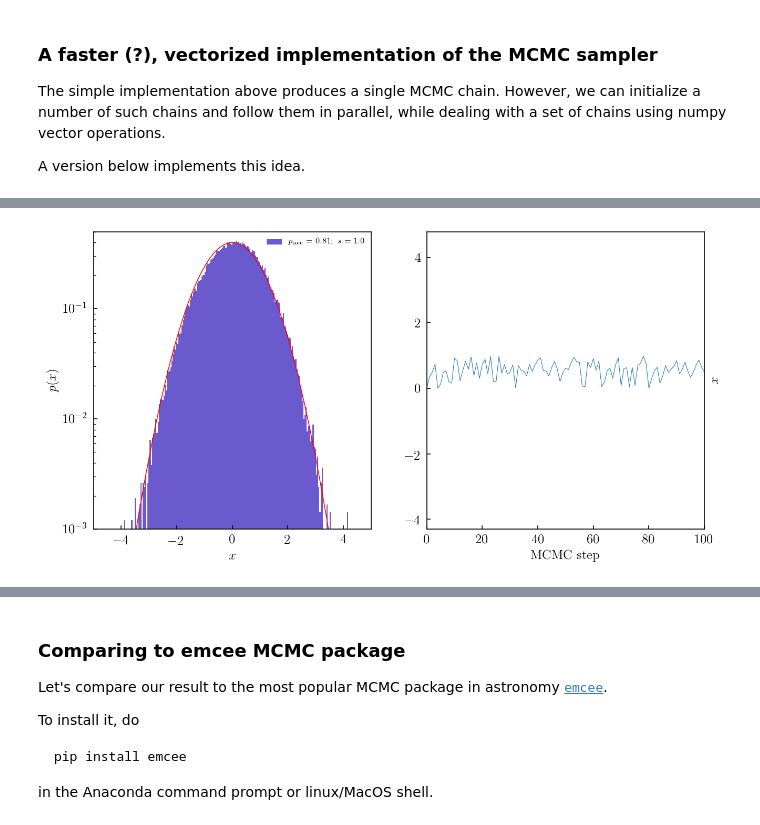
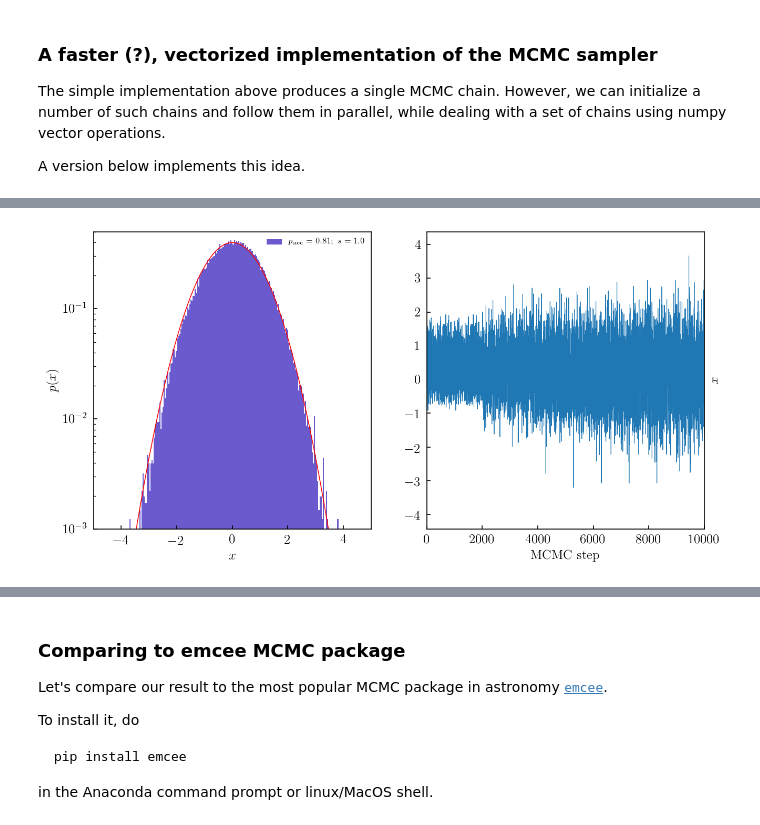
Before and after one commit to a-kravtsov/a211w20, a Jupyter notebook: 06d_multid_sampling_mcmc.ipynb, the cells around one changed output, grey strips where cells are left out. Drawn from its saved outputs; the diff is of its cells as text; code cells hidden in the pictures.

Commit message:
updated 06d notebook on MCMC to sync it with what I showed on Wednesday in class

```diff
--- a/06d_multid_sampling_mcmc.ipynb
+++ b/06d_multid_sampling_mcmc.ipynb
@@ -232,0 +329,8 @@ def simple_mcmc(n, x0, step, modelpdf, *args):
+# %%
+maxlag = 1000
+tcorr01, mean, sig = compute_tcorr(chain01,maxlag)
+tcorr1, mean, sig  = compute_tcorr(chain1,maxlag)
+tcorr10, mean, sig = compute_tcorr(chain10,maxlag)
+print("s=0.1: auto-correlation time %.3g"%tcorr01)
+print("s=1: auto-correlation time %.3g"%tcorr1)
+print("s=10: auto-correlation time %.3g"%tcorr10)
@@ -449,0 +494,13 @@ plot_corr_func3(cf01, cf1, cf10, tcorr01, tcorr1, tcorr10, tlims=[0,3000], filen
+# %%
+# construct a "mock" data following linear model with Gaussian perturbations
+m = 2.; c=0.
+
+ndata = 30
+
+xmin, xmax = -10., 10.
+# randomly located x values
+xd = np.random.uniform(xmin, xmax, size=ndata)
+# y depends on x linearly with slope m and intercept c,
+# but is subject to Gaussian fluctuations due to measurement uncertainites
+sigy = np.random.normal(scale=2., size=ndata)
+yd = m*xd + c + sigy
@@ -449,0 +560,8 @@ plot_corr_func3(cf01, cf1, cf10, tcorr01, tcorr1, tcorr10, tlims=[0,3000], filen
+# %%
+ndim = 2
+nsteps = 100000
+x0 = [-1., 1.]
+step = 0.01
+
+args = [xd, yd, sigy]
+xchain1 = simple_mcmc(x0, nsteps, step, linmodel_likelihood, *args)
@@ -512,7 +649,7 @@ def vectorized_mcmc(x, nsteps=1, step=0.1, modelpdf = None, args = None):
     ndim = np.shape(x)[1]
 
     # initialize some auxiliary arrays and variables
-    chain = np.empty_like(x);
+    chain = x;
 
     naccept = 0; ntry = 0; nchain = 0
     # initialize arrays that will be used to hold pdf values of samples
@@ -521,6 +658,7 @@ def vectorized_mcmc(x, nsteps=1, step=0.1, modelpdf = None, args = None):
     gxtry = np.empty(nwalkers)
     for i in range(nwalkers):
         gxold[i] = modelpdf(x[i,:], *args)
+    eps = 2.e-16
 
     nsample = 0
     while nsample < nsteps:
@@ -531,7 +669,7 @@ def vectorized_mcmc(x, nsteps=1, step=0.1, modelpdf = None, args = None):
         gx = np.copy(gxold)
         # compare pdf values at the old and proposed sample locations
         gr   = gxtry - gx
-        u = np.random.uniform(0.0,1.0,np.shape(x)[0])
+        u = np.random.uniform(eps,1.0,np.shape(x)[0])
         # accept proposal with probability min[1.0, e^gr]
         iacc = np.where(gr > np.log(u))
         # update those "walkers" for which proposal step was accepted
@@ -540,10 +678,8 @@ def vectorized_mcmc(x, nsteps=1, step=0.1, modelpdf = None, args = None):
         naccept += np.size(gxtry[iacc])
         # add all walkers to the chain, regardless of whether their proposal step was accepted
         chain = np.vstack((chain, x))
-
         nsample += 1
 
-
     return chain, 1.*naccept/(nsample*nwalkers)
 # %%
 from timeit import default_timer
@@ -568,7 +704,7 @@ elapsed time = 0.252 sec, acceptance ratio=0.806
 # %%
 nburn = 1
 
-plot_1d_pdf_mcmc(xchain1[nburn:], *args, iterlim=100, ylims=[1.e-3,0.5],
-                 modelpdf=gauss_nd, pacc=pacc1, step=step, lw=0.75)
+plot_1d_pdf_mcmc(xchain1[nburn:], *args, iterlim=10000, ylims=[1.e-3,0.5],
+                 modelpdf=lngauss1d, pacc=pacc1, step=step, lw=0.75)
 # %% [output]
-[figure, old version]
+[figure, new version]
```
Also changed, not shown: parts of 52 cells of this notebook.
